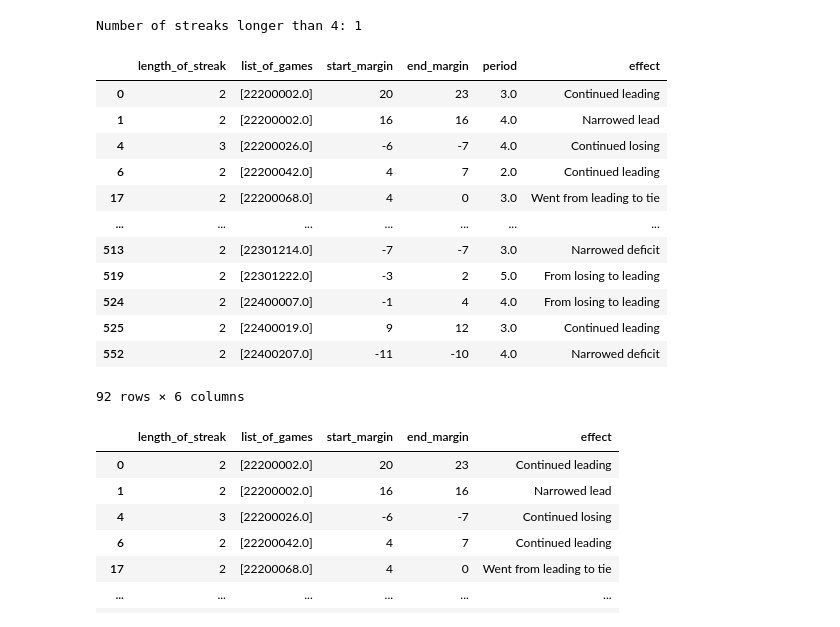
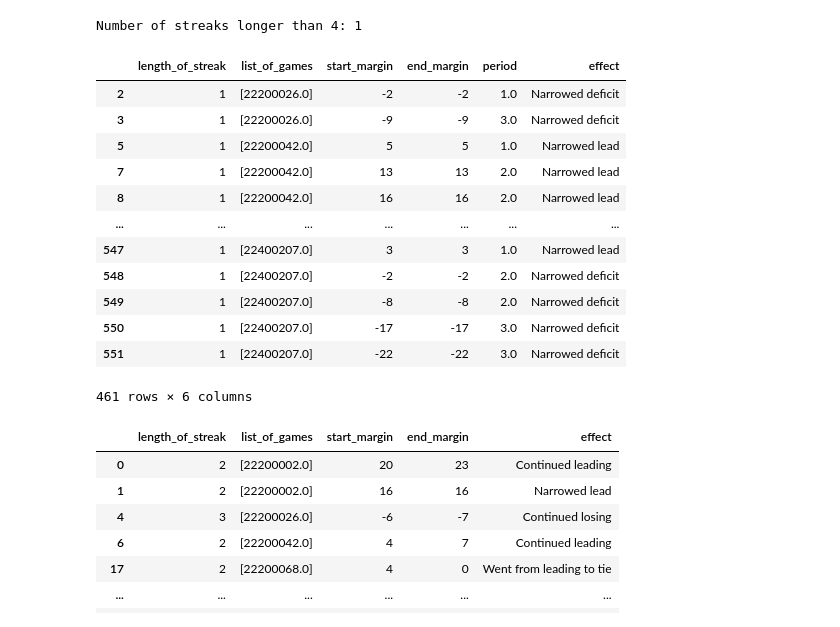
Before and after one commit to Huzi610/nba-analytics, a Jupyter notebook: 2024-25/curry_flurry.ipynb, the cells around one changed output. Cells and saved outputs as stored; diff of their text form; code cells hidden in the pictures.

```diff
--- a/2024-25/curry_flurry.ipynb
+++ b/2024-25/curry_flurry.ipynb
@@ -190,54 +209,55 @@ def streak_effect(start_margin, end_margin):
         return "Went from leading to tie" if start_margin > 0 else "Went from losing to tie"
 
     return "Stayed tied"  # When start_margin == 0 and end_margin == 0
-
-    return "Unknown transition"
 # %%
 # Replace NaN rows with a unique marker
 streaks_df['streak_marker'] = streaks_df['PLAYER1_ID'].isna()
 
 # Create a 'streak_id' column to identify the streak group
 streaks_df['streak_id'] = streaks_df['streak_marker'].cumsum()
 
 # Remove the NaN rows (streak separators) from the DataFrame
 streaks_without_nans = streaks_df.dropna(subset=['PLAYER1_ID'])
 
 # Group by 'streak_id' and aggregate the length, list of games, and period
 streak_summary = streaks_without_nans.groupby('streak_id').agg(
     length_of_streak=('PLAYER1_ID', 'size'),  # Count the length of each streak
     list_of_games=('GAME_ID', lambda x: x.unique().tolist()),  # Get the unique list of games for each streak
     start_margin=('SCOREMARGIN', 'first'),  # Get the starting score margin
     end_margin=('SCOREMARGIN', 'last'),  # Get the ending score margin
     period=('PERIOD', lambda x: x.iloc[-1])  # Get the last period before the streak ends
 ).reset_index(drop=True)
 
 streak_summary['start_margin'] = streak_summary['start_margin'].replace('TIE', 0).astype(int)
 streak_summary['end_margin'] = streak_summary['end_margin'].replace('TIE', 0).astype(int)
 
 # Apply the effect function to the streak summary
 streak_summary['effect'] = streak_summary.apply(
     lambda row: streak_effect(row['start_margin'], row['end_margin']), axis=1
 )
 
+non_streak_summary = streak_summary[streak_summary['length_of_streak'] < 2]
+
 # Filter to only include streaks with a length of 2 or greater
 streak_summary = streak_summary[streak_summary['length_of_streak'] >= 2]
 
+
 # Display the DataFrame
-streak_summary
+non_streak_summary
 # %% [output]
 |  | length_of_streak | list_of_games | start_margin | end_margin | period | effect |
-| 0 | 2 | [22200002.0] | 20 | 23 | 3.0 | Continued leading |
-| 1 | 2 | [22200002.0] | 16 | 16 | 4.0 | Narrowed lead |
-| 4 | 3 | [22200026.0] | -6 | -7 | 4.0 | Continued losing |
-| 6 | 2 | [22200042.0] | 4 | 7 | 2.0 | Continued leading |
-| 17 | 2 | [22200068.0] | 4 | 0 | 3.0 | Went from leading to tie |
+| 2 | 1 | [22200026.0] | -2 | -2 | 1.0 | Narrowed deficit |
+| 3 | 1 | [22200026.0] | -9 | -9 | 3.0 | Narrowed deficit |
+| 5 | 1 | [22200042.0] | 5 | 5 | 1.0 | Narrowed lead |
+| 7 | 1 | [22200042.0] | 13 | 13 | 2.0 | Narrowed lead |
+| 8 | 1 | [22200042.0] | 16 | 16 | 2.0 | Narrowed lead |
 | ... | ... | ... | ... | ... | ... | ... |
-| 513 | 2 | [22301214.0] | -7 | -7 | 3.0 | Narrowed deficit |
-| 519 | 2 | [22301222.0] | -3 | 2 | 5.0 | From losing to leading |
-| 524 | 2 | [22400007.0] | -1 | 4 | 4.0 | From losing to leading |
-| 525 | 2 | [22400019.0] | 9 | 12 | 3.0 | Continued leading |
-| 552 | 2 | [22400207.0] | -11 | -10 | 4.0 | Narrowed deficit |
+| 547 | 1 | [22400207.0] | 3 | 3 | 1.0 | Narrowed lead |
+| 548 | 1 | [22400207.0] | -2 | -2 | 2.0 | Narrowed deficit |
+| 549 | 1 | [22400207.0] | -8 | -8 | 2.0 | Narrowed deficit |
+| 550 | 1 | [22400207.0] | -17 | -17 | 3.0 | Narrowed deficit |
+| 551 | 1 | [22400207.0] | -22 | -22 | 3.0 | Narrowed deficit |
-92 rows × 6 columns
+461 rows × 6 columns
 # %%
 streak_summary.sort_values(by=['list_of_games'])
 # %% [output]
```
Also changed, not shown: parts of 26 cells of this notebook, 3 other files.
